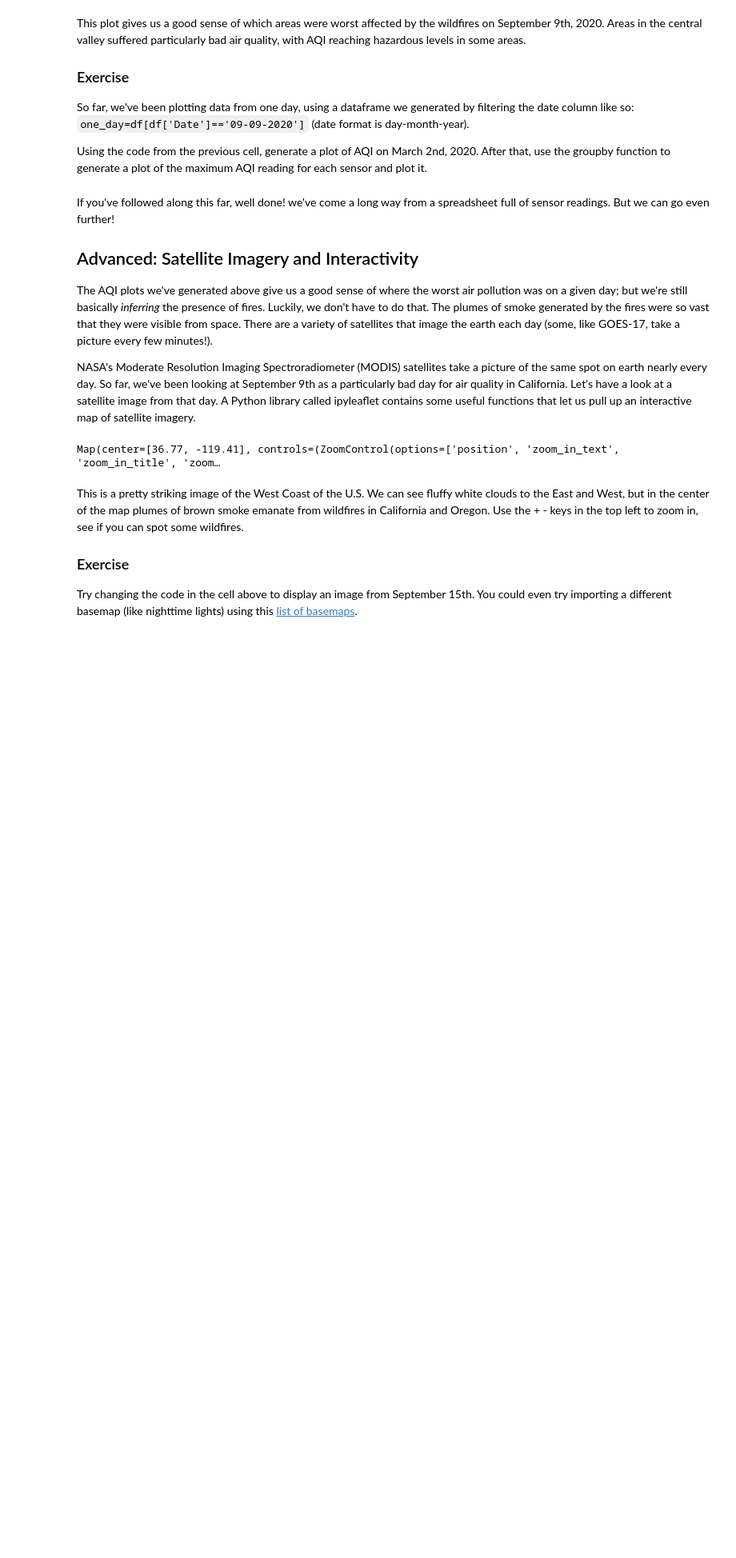
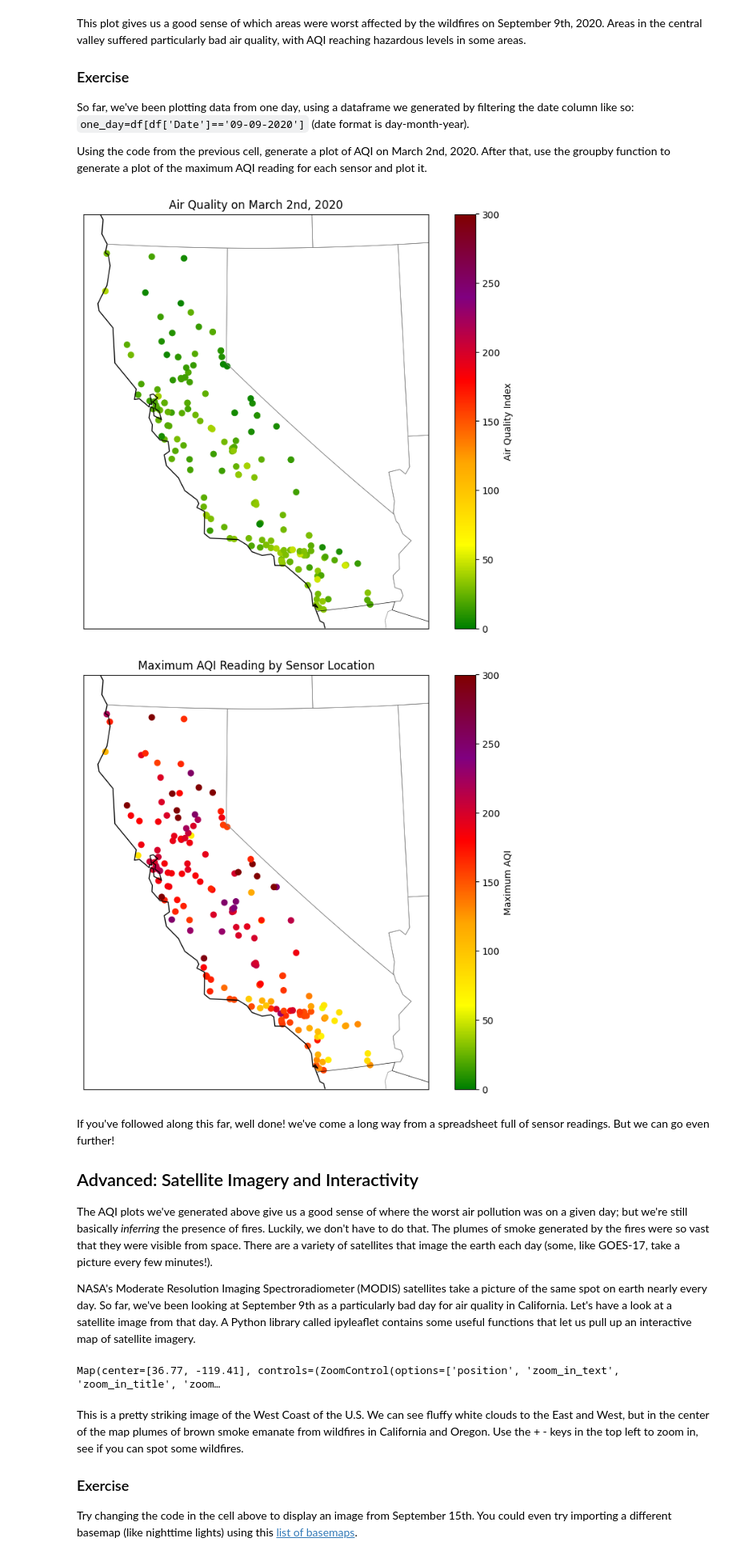
Before and after one commit to beatricesoresina/QM2, a Jupyter notebook: notebooks/W03. Spatial Data.ipynb, the cells around one changed output. Shown at 80% size. Cells and saved outputs as stored; diff of their text form; code cells hidden in the pictures; blank space fills up the shorter version.

```diff
--- a/notebooks/W03. Spatial Data.ipynb
+++ b/notebooks/W03. Spatial Data.ipynb
@@ -371,6 +447,70 @@ This plot gives us a good sense of which areas were worst affected by the wildfi
 So far, we've been plotting data from one day, using a dataframe we generated by filtering the date column like so: `one_day=df[df['Date']=='09-09-2020']` (date format is day-month-year).
 
 Using the code from the previous cell, generate a plot of AQI on March 2nd, 2020. After that, use the groupby function to generate a plot of the maximum AQI reading for each sensor and plot it.
+# %%
+
+#PART 1 - Plot AQI on March 2nd, 2020:
+
+# Create a variable with the date of interest, March 2nd, 2020.
+date = 61  # Assuming 61 represents March 2nd in your 'Day' column
+
+# Filter the original dataframe using this date
+one_day = df[df['Day'] == date]
+
+# Create a basemap
+map = Basemap(projection='lcc', resolution='l',
+              lat_0=37.5, lon_0=-119,
+              width=1E6, height=1.2E6)
+
+map.drawcoastlines(color='black')
+map.drawcountries(color='black')
+map.drawstates(color='gray')
+
+# Scatterplot of sensor locations with AQI color-coded
+map.scatter(
+    one_day['longitude'],
+    one_day['latitude'],
+    latlon=True,
+    c=one_day['AQI'],
+    cmap=aqi_colors,
+    vmin=0,
+    vmax=300
+)
+
+plt.title('Air Quality on March 2nd, 2020')
+plt.colorbar(label='Air Quality Index')
+plt.show()
+
+#PART 2 - Generate a plot of the maximum AQI reading for each sensor and plot it:
+# Group by sensor location and find the maximum AQI reading for each sensor
+max_aqi_by_sensor = df.groupby(['latitude', 'longitude'])['AQI'].max().reset_index()
+
+# Create a basemap for plotting sensor locations
+map = Basemap(projection='lcc', resolution='l',
+              lat_0=37.5, lon_0=-119,
+              width=1E6, height=1.2E6)
+
+map.drawcoastlines(color='black')
+map.drawcountries(color='black')
+map.drawstates(color='gray')
+
+# Scatterplot of sensor locations with AQI color-coded by the maximum AQI reading
+map.scatter(
+    max_aqi_by_sensor['longitude'],
+    max_aqi_by_sensor['latitude'],
+    latlon=True,
+    c=max_aqi_by_sensor['AQI'],
+    cmap=aqi_colors,
+    vmin=0,
+    vmax=300
+)
+
+plt.title('Maximum AQI Reading by Sensor Location')
+plt.colorbar(label='Maximum AQI')
+plt.show()
+# %% [output]
+[figure, added]
+[figure, added]
 # %% [markdown]
 If you've followed along this far, well done! we've come a long way from a spreadsheet full of sensor readings. But we can go even further!
 
```
Also changed, not shown: parts of 14 cells of this notebook.
